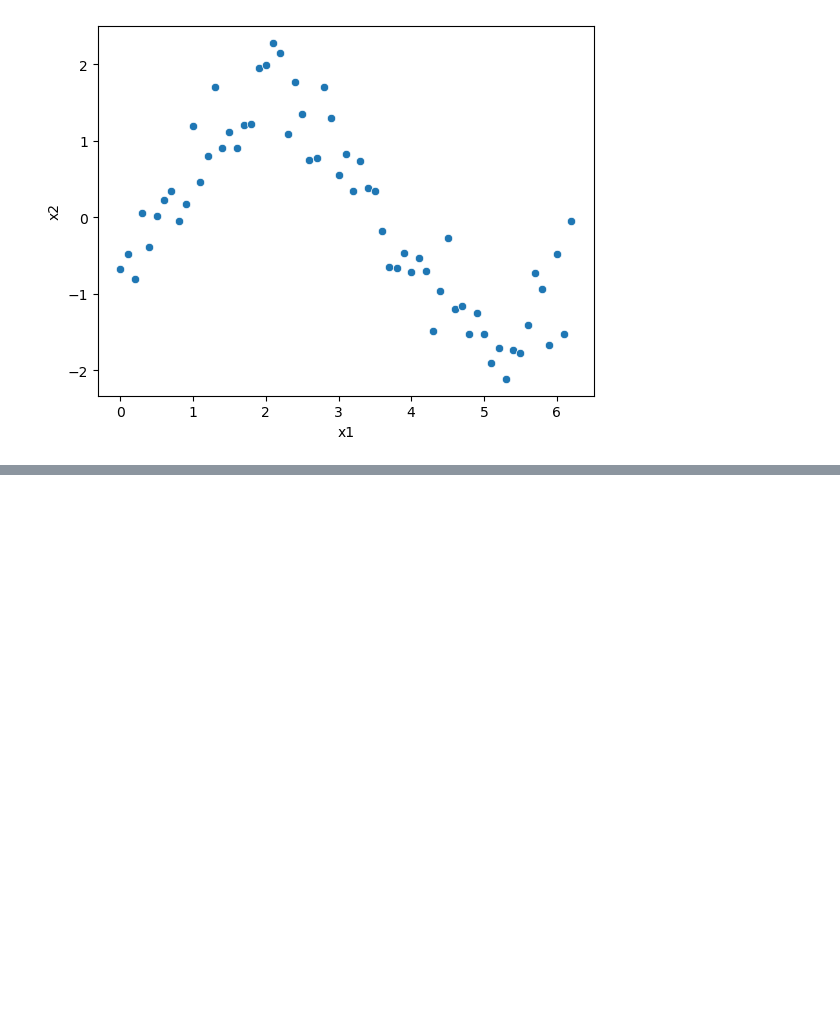
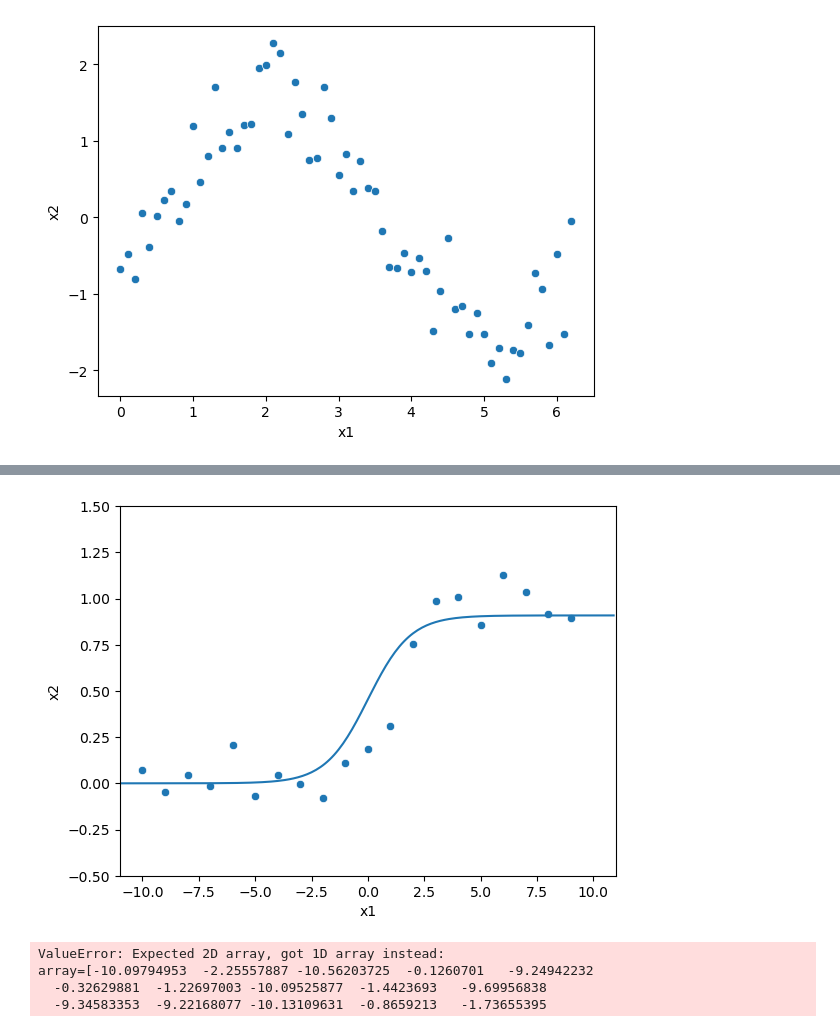
Before and after one commit to KavileBhagavathi/DSSS_Scripts, a Jupyter notebook: Assignment7/assignment7.ipynb, the cells around one changed output, grey strips where cells are left out. Cells and saved outputs as stored; diff of their text form; code cells hidden in the pictures; blank space fills up the shorter version.

```diff
--- a/Assignment7/assignment7.ipynb
+++ b/Assignment7/assignment7.ipynb
@@ -59,0 +152,25 @@ sns.scatterplot(data=regression2_df,x=regression2_df["x1"],y=regression2_df["x2"
+# %%
+def exponential_function(x,a,b):
+    return a/(1+np.exp(x*b))
+# %%
+popt2, pcov2 = curve_fit(exponential_function, regression2_df["x1"], regression2_df["x2"])
+# %%
+x = np.arange(-11,11,0.1)
+y = exponential_function(x,*popt2)
+plt.plot(x,y)
+sns.scatterplot(data=regression2_df,x=regression2_df["x1"],y=regression2_df["x2"])
+plt.xlim([-11,11])
+plt.ylim([-0.5,1.5])
+plt.show()
+# %% [output]
+[figure, added]
+# %%
+from sklearn.svm import SVC
+from mlxtend.plotting import plot_decision_regions
+svm = SVC(kernel='poly',degree=2)
+svm.fit(classification_df["x1"].to_numpy(),classification_df["x2"].to_numpy())
+# %% [output]
+ValueError: Expected 2D array, got 1D array instead:
+array=[-10.09794953  -2.25557887 -10.56203725  -0.1260701   -9.24942232
+  -0.32629881  -1.22697003 -10.09525877  -1.4423693   -9.69956838
+  -9.34583353  -9.22168077 -10.13109631  -0.8659213   -1.73655395
```
Also changed, not shown: parts of 20 cells of this notebook, 1 other file.
